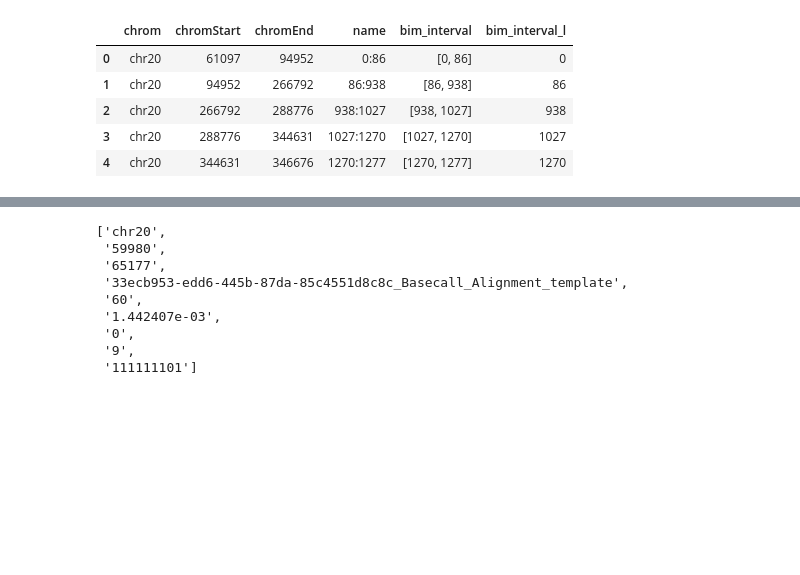
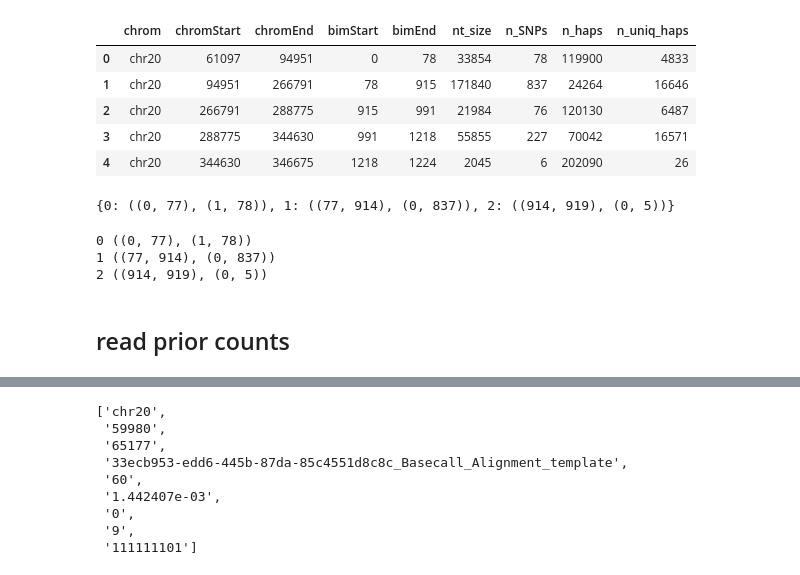
Before and after one commit to rivas-lab/nanopore, a Jupyter notebook: src/likelihood.ipynb, the cells around one changed output, grey strips where cells are left out. Cells and saved outputs as stored; diff of their text form; code cells hidden in the pictures; blank space fills up the shorter version.

```diff
--- a/src/likelihood.ipynb
+++ b/src/likelihood.ipynb
@@ -45,19 +282,17 @@ logger_nb.info('hello')
 # %%
-data_dir='/oak/stanford/groups/mrivas/users/ytanigaw/nanopore-data/'
+data_dir='/oak/stanford/groups/mrivas/users/ytanigaw/nanopore-data'
 geno_bed_log='chr20impv1-keep-maf0005-snv-biallelic-geno01-hwe1e-10.log'
 block_log='chr20impv1-keep-maf0005-snv-biallelic-geno01-hwe1e-10-block-stronglow050-stronghigh083-infofrac10.log'
 pgen_log='chr20impv1-keep-maf0005-snv-biallelic-geno01-hwe1e-10-pg.log'
-pgen_f = '{}{}.pgen'.format(data_dir, pgen_log[:-4])
-block_bed_f = '{}{}.bed'.format(data_dir, block_log[:-4])
+pgen_f = '{}/{}.pgen'.format(data_dir, pgen_log[:-4])
+block_tsv_f = '{}/{}.tsv'.format(data_dir, block_log[:-4])
-# %%
-block_bed = pd.read_csv(block_bed_f, sep='\t', names=['chrom', 'chromStart', 'chromEnd', 'name'])
-block_bed['bim_interval'] = block_bed.name.map(lambda x: [int(pos) for pos in x.split(':')])
-block_bed['bim_interval_l'] = block_bed.bim_interval.map(lambda x: x[0])
-block_bed.head()
-# %% [output]
-|  | chrom | chromStart | chromEnd | name | bim_interval | bim_interval_l |
-| 0 | chr20 | 61097 | 94952 | 0:86 | [0, 86] | 0 |
-| 1 | chr20 | 94952 | 266792 | 86:938 | [86, 938] | 86 |
-| 2 | chr20 | 266792 | 288776 | 938:1027 | [938, 1027] | 938 |
-| 3 | chr20 | 288776 | 344631 | 1027:1270 | [1027, 1270] | 1027 |
-| 4 | chr20 | 344631 | 346676 | 1270:1277 | [1270, 1277] | 1270 |
+# %%
+block_df = pd.read_csv(block_tsv_f, sep='\t')
+block_df.head()
+# %% [output]
+|  | chrom | chromStart | chromEnd | bimStart | bimEnd | nt_size | n_SNPs | n_haps | n_uniq_haps |
+| 0 | chr20 | 61097 | 94951 | 0 | 78 | 33854 | 78 | 119900 | 4833 |
+| 1 | chr20 | 94951 | 266791 | 78 | 915 | 171840 | 837 | 24264 | 16646 |
+| 2 | chr20 | 266791 | 288775 | 915 | 991 | 21984 | 76 | 120130 | 6487 |
+| 3 | chr20 | 288775 | 344630 | 991 | 1218 | 55855 | 227 | 70042 | 16571 |
+| 4 | chr20 | 344630 | 346675 | 1218 | 1224 | 2045 | 6 | 202090 | 26 |
@@ -63,0 +329,13 @@ block_bed.head()
+# %%
+find_block_intervals_from_hap(block_df, 1, 920)
+# %% [output]
+{0: ((0, 77), (1, 78)), 1: ((77, 914), (0, 837)), 2: ((914, 919), (0, 5))}
+# %%
+for k, v in find_block_intervals_from_hap(block_df, 1, 920).items():
+    print(k, v)
+# %% [output]
+0 ((0, 77), (1, 78))
+1 ((77, 914), (0, 837))
+2 ((914, 919), (0, 5))
+# %% [markdown]
+## read prior counts
```
Also changed, not shown: parts of 43 cells of this notebook.
